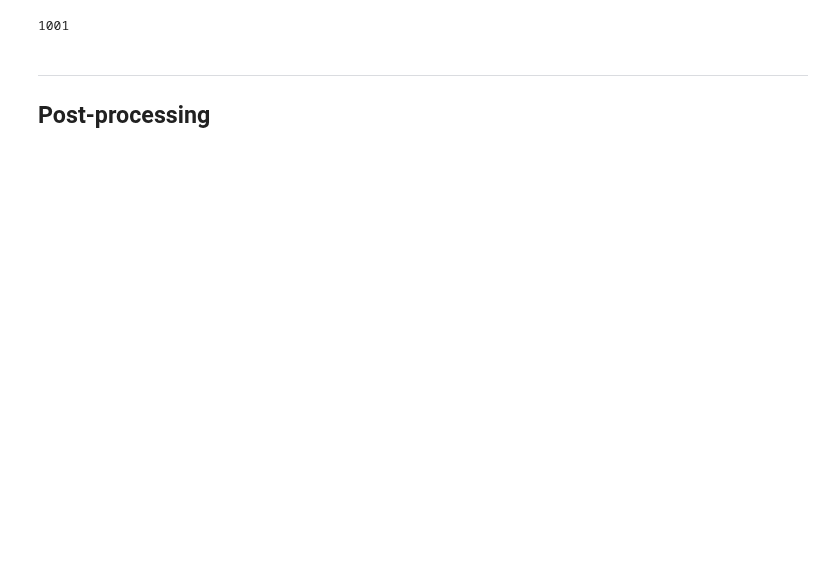
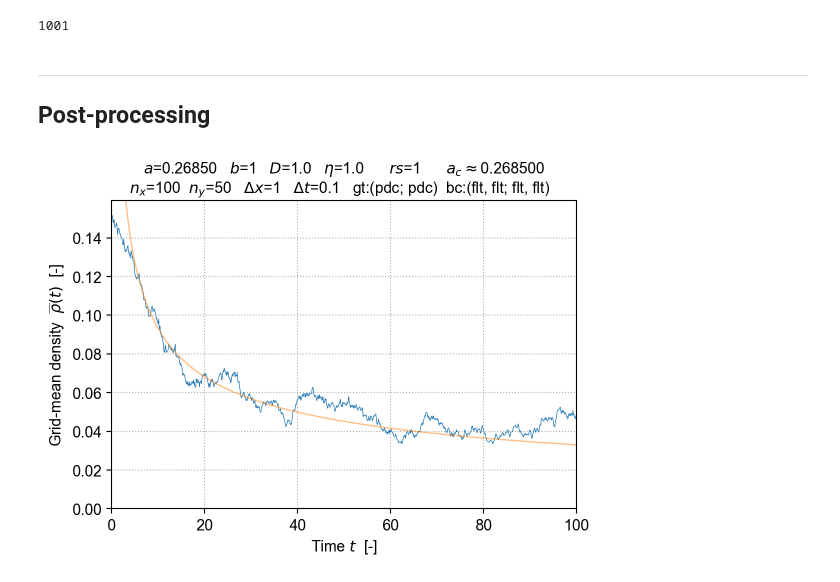
Before and after one commit to cstarkjp/Langevin, a Jupyter notebook: simulation/dp/DPSimulation.ipynb, the cells around one changed output. Drawn from its saved outputs; the diff is of its cells as text; code cells hidden in the pictures; blank space fills up the shorter version.

```diff
--- a/simulation/dp/DPSimulation.ipynb
+++ b/simulation/dp/DPSimulation.ipynb
@@ -72,3 +82,7 @@ simulation.plot()
+# %%
+display(simulation.graphs.fdict["ρ_t"])
+# %% [output]
+[figure, added]
 # %%
 display(simulation.graphs.fdict["ρ_t_loglog"])
 # %% [output]
```
Also changed, not shown: parts of 8 cells of this notebook, 21 other files.
